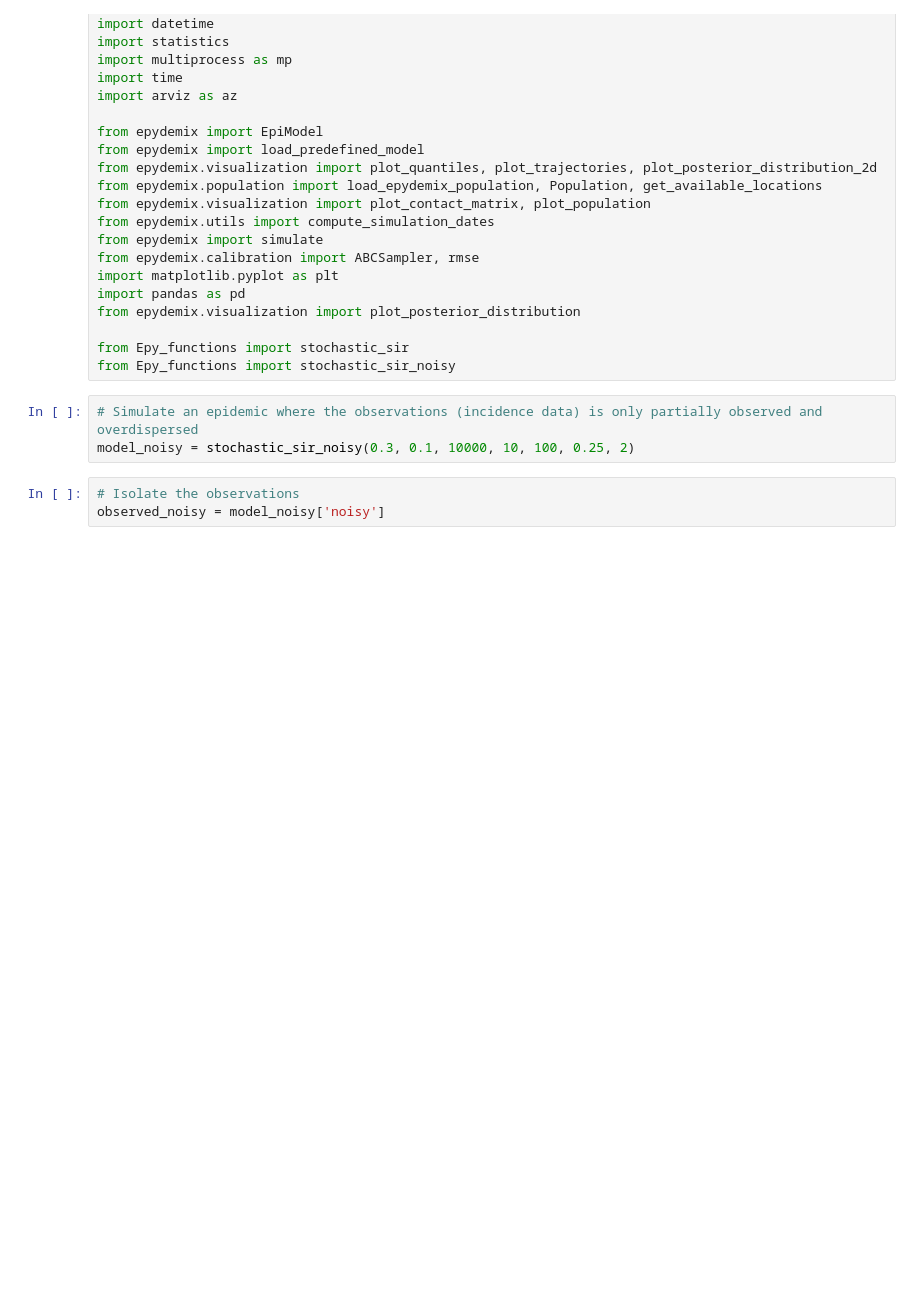
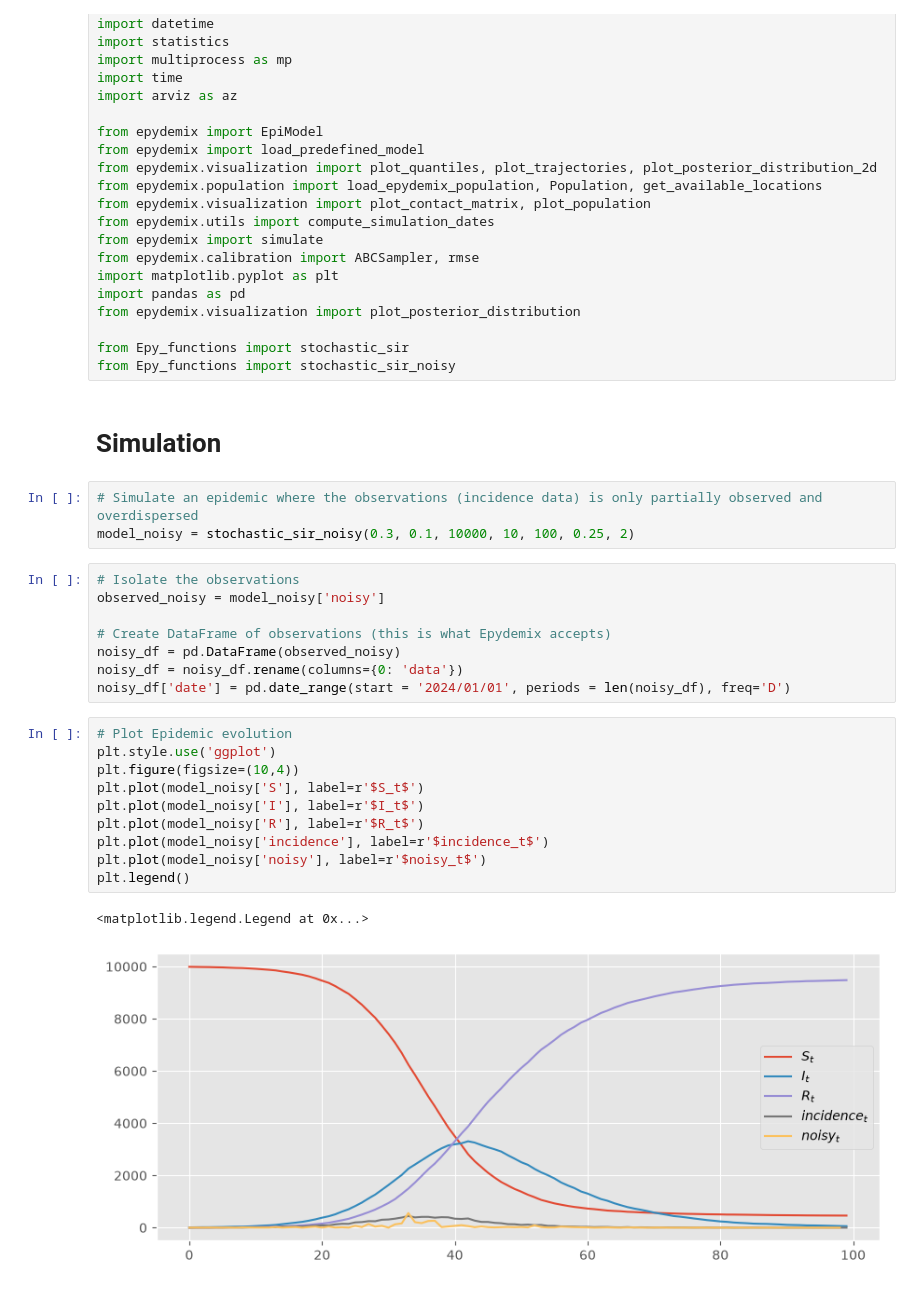
Before and after one commit to 19386928-oss/SIR_Model, a Jupyter notebook: src/Epydemix/ABC_SMC_Noisy.ipynb, the cells around one changed output. Cells and saved outputs as stored; diff of their text form; blank space fills up the shorter version.

```diff
--- a/src/Epydemix/ABC_SMC_Noisy.ipynb
+++ b/src/Epydemix/ABC_SMC_Noisy.ipynb
@@ -26,9 +26,29 @@ from epydemix.visualization import plot_posterior_distribution
 
 from Epy_functions import stochastic_sir
 from Epy_functions import stochastic_sir_noisy
+# %% [markdown]
+# Simulation
 # %%
 # Simulate an epidemic where the observations (incidence data) is only partially observed and overdispersed
 model_noisy = stochastic_sir_noisy(0.3, 0.1, 10000, 10, 100, 0.25, 2)
 # %%
 # Isolate the observations
 observed_noisy = model_noisy['noisy']
+
+# Create DataFrame of observations (this is what Epydemix accepts)
+noisy_df = pd.DataFrame(observed_noisy)
+noisy_df = noisy_df.rename(columns={0: 'data'})
+noisy_df['date'] = pd.date_range(start = '2024/01/01', periods = len(noisy_df), freq='D')
+# %%
+# Plot Epidemic evolution
+plt.style.use('ggplot')
+plt.figure(figsize=(10,4))
+plt.plot(model_noisy['S'], label=r'$S_t$')
+plt.plot(model_noisy['I'], label=r'$I_t$')
+plt.plot(model_noisy['R'], label=r'$R_t$')
+plt.plot(model_noisy['incidence'], label=r'$incidence_t$')
+plt.plot(model_noisy['noisy'], label=r'$noisy_t$')
+plt.legend()
+# %% [output]
+<matplotlib.legend.Legend at 0x...>
+[figure, added]
```
Also changed, not shown: parts of 9 cells of this notebook.
